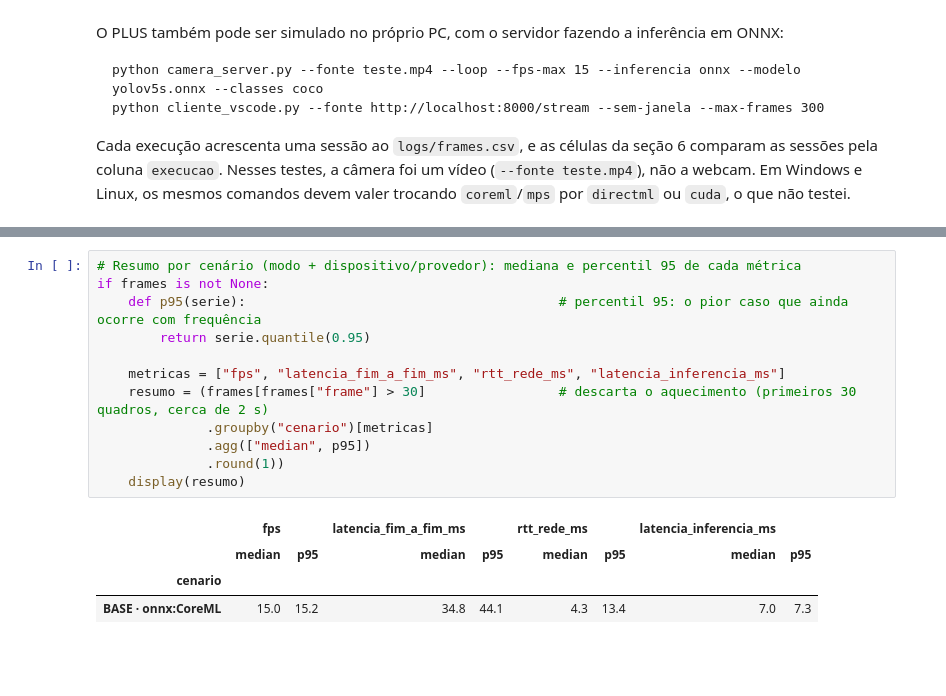
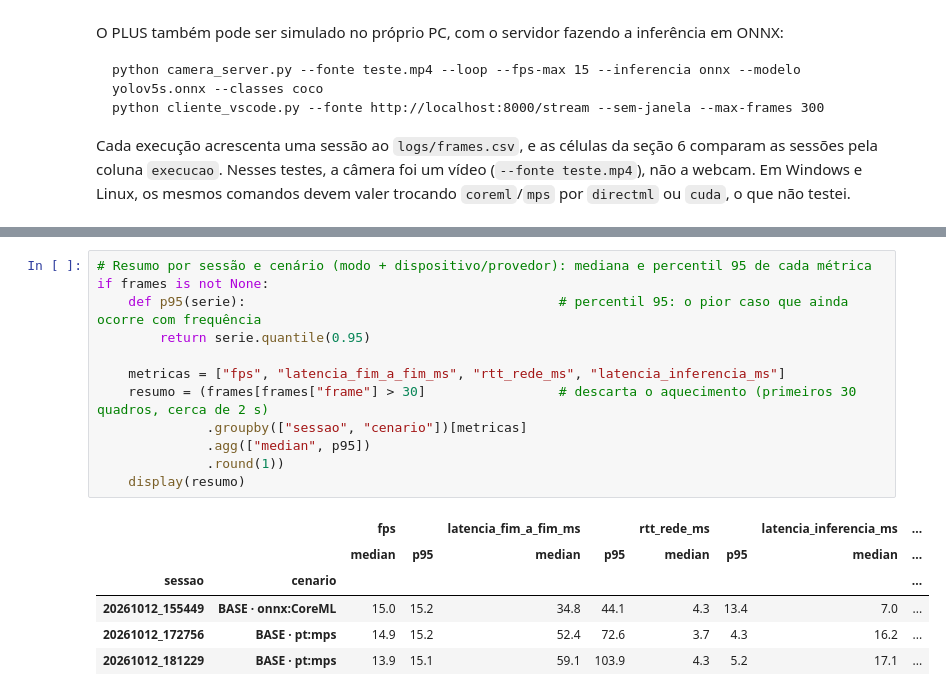
Before and after one commit to jeffersonGlemos/fiap-semestre1-fase6, a Jupyter notebook: ir_alem/JeffersonGoncalvesLemos_rm572399_pbl_fase6_ir_alem.ipynb, the cells around one changed output, grey strips where cells are left out. Saved outputs shown, nothing was run; the diff lists cells and outputs as text; blank space fills up the shorter version.

```diff
--- a/ir_alem/JeffersonGoncalvesLemos_rm572399_pbl_fase6_ir_alem.ipynb
+++ b/ir_alem/JeffersonGoncalvesLemos_rm572399_pbl_fase6_ir_alem.ipynb
@@ -508,20 +509,22 @@ Cenários: BASE · onnx:CoreML
 # %%
-# Resumo por cenário (modo + dispositivo/provedor): mediana e percentil 95 de cada métrica
+# Resumo por sessão e cenário (modo + dispositivo/provedor): mediana e percentil 95 de cada métrica
 if frames is not None:
     def p95(serie):                                        # percentil 95: o pior caso que ainda ocorre com frequência
         return serie.quantile(0.95)
 
     metricas = ["fps", "latencia_fim_a_fim_ms", "rtt_rede_ms", "latencia_inferencia_ms"]
     resumo = (frames[frames["frame"] > 30]                 # descarta o aquecimento (primeiros 30 quadros, cerca de 2 s)
-              .groupby("cenario")[metricas]
+              .groupby(["sessao", "cenario"])[metricas]
               .agg(["median", p95])
               .round(1))
     display(resumo)
 # %% [output]
-|  | fps |  | latencia_fim_a_fim_ms |  | rtt_rede_ms |  | latencia_inferencia_ms |  |
-|  | median | p95 | median | p95 | median | p95 | median | p95 |
-| cenario |  |  |  |  |  |  |  |  |
-| BASE · onnx:CoreML | 15.0 | 15.2 | 34.8 | 44.1 | 4.3 | 13.4 | 7.0 | 7.3 |
+|  |  | fps |  | latencia_fim_a_fim_ms |  | rtt_rede_ms |  | latencia_inferencia_ms | ... |
+|  |  | median | p95 | median | p95 | median | p95 | median | ... |
+| sessao | cenario |  |  |  |  |  |  |  | ... |
+| 20261012_155449 | BASE · onnx:CoreML | 15.0 | 15.2 | 34.8 | 44.1 | 4.3 | 13.4 | 7.0 | ... |
+| 20261012_172756 | BASE · pt:mps | 14.9 | 15.2 | 52.4 | 72.6 | 3.7 | 4.3 | 16.2 | ... |
+| 20261012_181229 | BASE · pt:mps | 13.9 | 15.1 | 59.1 | 103.9 | 4.3 | 5.2 | 17.1 | ... |
 # %%
 # Gráficos: distribuição das latências e FPS ao longo do tempo, por cenário
 if frames is not None:
```
Also changed, not shown: parts of 9 cells of this notebook, 7 other files.
